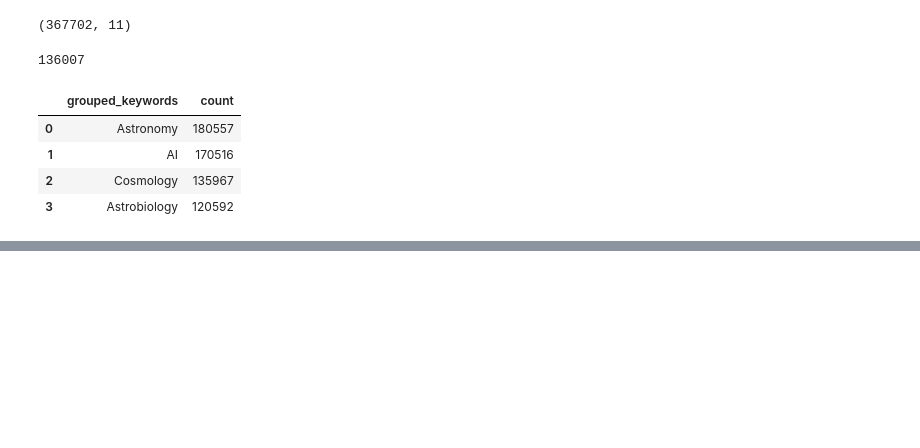
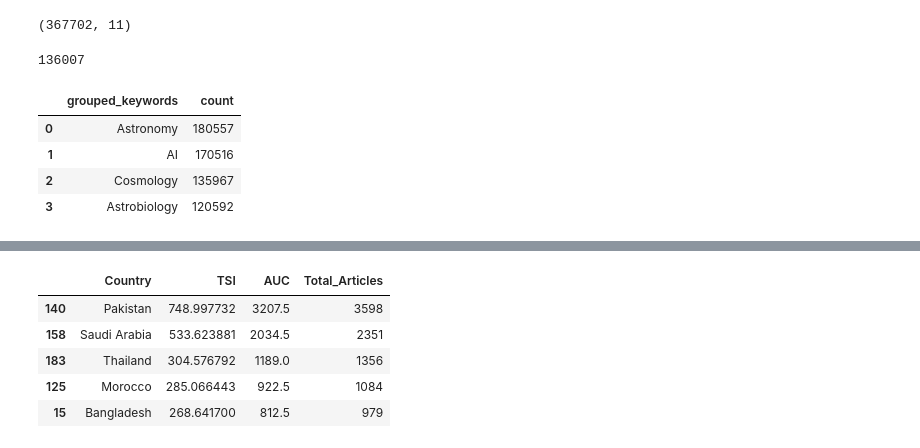
Before and after one commit to vadibekyan/ads_stats, a Jupyter notebook: ads_data_country_github.ipynb, the cells around one changed output, grey strips where cells are left out. Saved outputs shown, nothing was run; the diff lists cells and outputs as text; code cells hidden in the pictures; blank space fills up the shorter version.

```diff
--- a/ads_data_country_github.ipynb
+++ b/ads_data_country_github.ipynb
@@ -877,0 +880,83 @@ Calling float on a single element Series is deprecated and will raise a TypeErro
+# %%
+import pandas as pd
+from scipy.stats import kendalltau
+from numpy import trapz
+
+def compute_growth_metrics(data, year_col='year', country_col='first_author_aff_country_final_valid',
+                           start_year=None, end_year=None):
+    """
+    Compute TSI (Trend Strength Index) and AUC (Area Under Curve) for publication growth per country.
+
+    Parameters:
+    - data: DataFrame with columns including year, country, and one row per publication
+    - year_col: name of the column containing publication year
+    - country_col: name of the column with cleaned country names
+    - start_year: int or None, the first year to include (inclusive)
+    - end_year: int or None, the last year to include (inclusive)
+
+    Returns:
+    - summary_df: DataFrame with columns [Country, TSI, AUC], sorted by TSI descending
+    """
+
+    # Count publications per country and year
+    pub_counts = (
+        data
+        .groupby([country_col, year_col])
+        .size()
+        .reset_index(name='count')
+        .rename(columns={country_col: 'country', year_col: 'year'})
+    )
+
+    # Filter by year range if provided
+    if start_year is not None:
+        pub_counts = pub_counts[pub_counts['year'] >= start_year]
+    if end_year is not None:
+        pub_counts = pub_counts[pub_counts['year'] <= end_year]
+
+    # Calculate TSI
+    def compute_tsi(sub_df):
+        sub_df = sub_df.sort_values('year')
+        if len(sub_df) < 2 or sub_df['count'].iloc[0] == 0:
+            return 0  # avoid division by zero or invalid trends
+        tau, _ = kendalltau(sub_df['year'], sub_df['count'])
+        growth = (sub_df['count'].iloc[-1] - sub_df['count'].iloc[0]) / sub_df['count'].iloc[0]
+        return tau * growth
+
+    tsi_scores = {
+        country: compute_tsi(sub_df)
+        for country, sub_df in pub_counts.groupby('country')
+    }
+
+    # Calculate AUC
+    auc_scores = {
+        country: trapz(sub_df.sort_values('year')['count'], sub_df['year'])
+        for country, sub_df in pub_counts.groupby('country')
+    }
+
+    # Total number of articles per country (summing yearly counts)
+    total_articles = pub_counts.groupby('country')['count'].sum().to_dict()
+
+
+    # Combine and return
+    summary_df = pd.DataFrame({
+    "Country": list(tsi_scores.keys()),
+    "TSI": list(tsi_scores.values()),
+    "AUC": [auc_scores[c] for c in tsi_scores.keys()],
+    "Total_Articles": [total_articles[c] for c in tsi_scores.keys()]
+    })
+    return summary_df.sort_values("TSI", ascending=False)
+
+summary_df = compute_growth_metrics(
+    ads_data_aff,
+    start_year=2000,
+    end_year=2024
+)
+
+summary_df.head(5)
+# %% [output]
+|  | Country | TSI | AUC | Total_Articles |
+| 140 | Pakistan | 748.997732 | 3207.5 | 3598 |
+| 158 | Saudi Arabia | 533.623881 | 2034.5 | 2351 |
+| 183 | Thailand | 304.576792 | 1189.0 | 1356 |
+| 125 | Morocco | 285.066443 | 922.5 | 1084 |
+| 15 | Bangladesh | 268.641700 | 812.5 | 979 |
```
Also changed, not shown: parts of 10 cells of this notebook, 6 other files.
